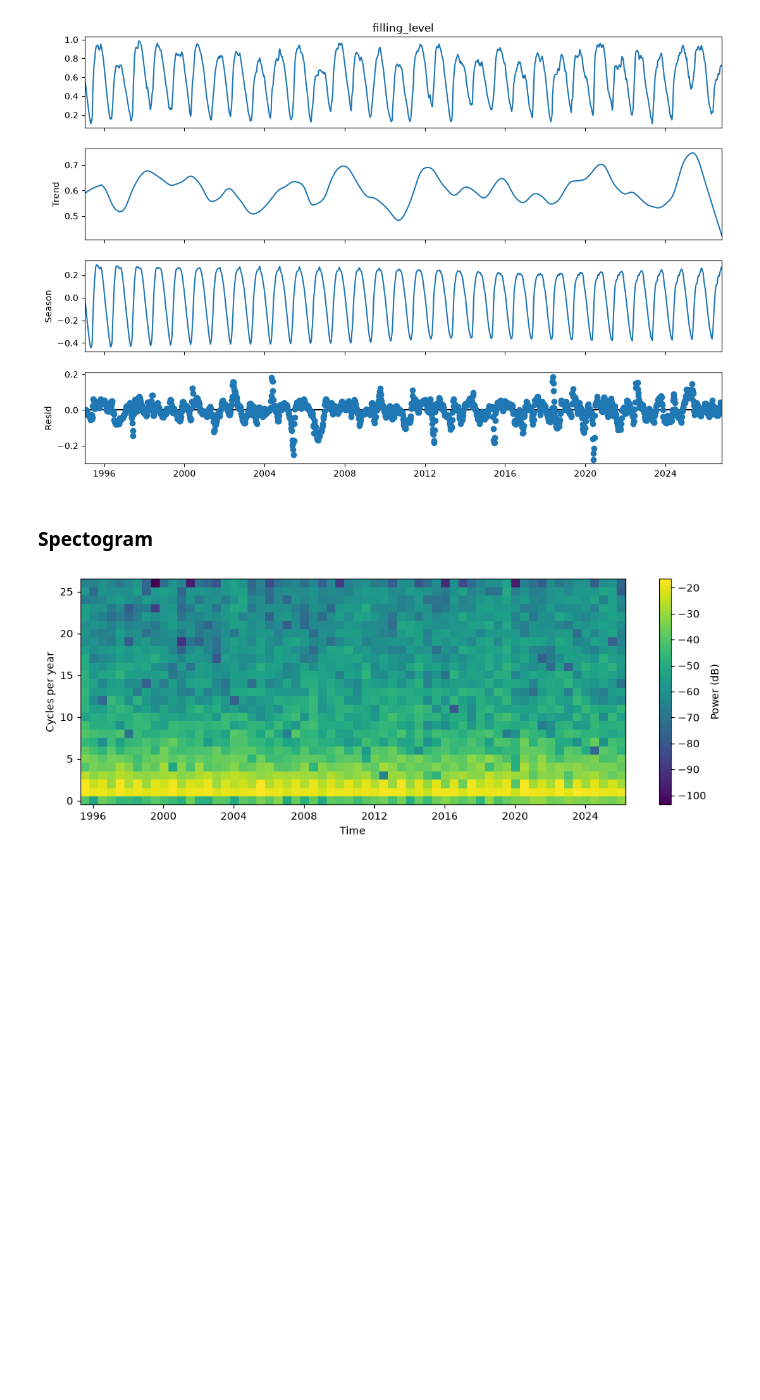
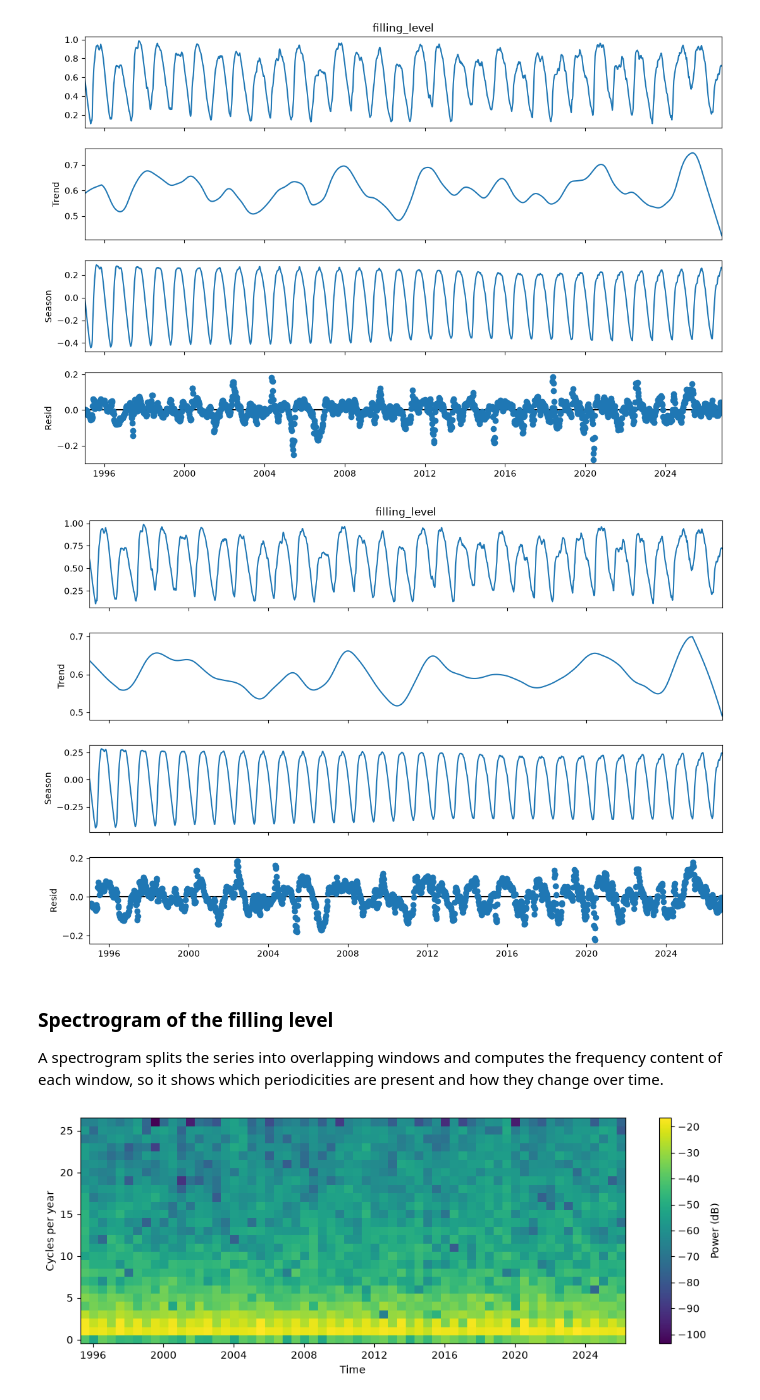
Before and after one commit to Simen03/simen03-ind320-app, a Jupyter notebook: notebooks/part3_project.ipynb, the cells around one changed output. Saved outputs shown, nothing was run; the diff lists cells and outputs as text; code cells hidden in the pictures; blank space fills up the shorter version.

```diff
--- a/notebooks/part3_project.ipynb
+++ b/notebooks/part3_project.ipynb
@@ -226,8 +287,16 @@ fill = select_area(df, "EL", 3)["filling_level"]
 stl_plot(fill)
 # %% [output]
 [figure]
+# %%
+# STL test 2: longer trend smoother and non-robust fit
+# -> smoother trend, and unusual weeks now affect trend and season instead of ending up in the residual
+stl_plot(fill, trend=157, robust=False)
+# %% [output]
+[figure, added]
 # %% [markdown]
-### Spectogram
+### Spectrogram of the filling level
+A spectrogram splits the series into overlapping windows and computes the frequency content of each window,
+so it shows which periodicities are present and how they change over time.
 # %%
 # Spectrogram of weekly data
 def spectrogram_plot(series, window_length=104, overlap=78):
```
Also changed, not shown: parts of 13 cells of this notebook.
